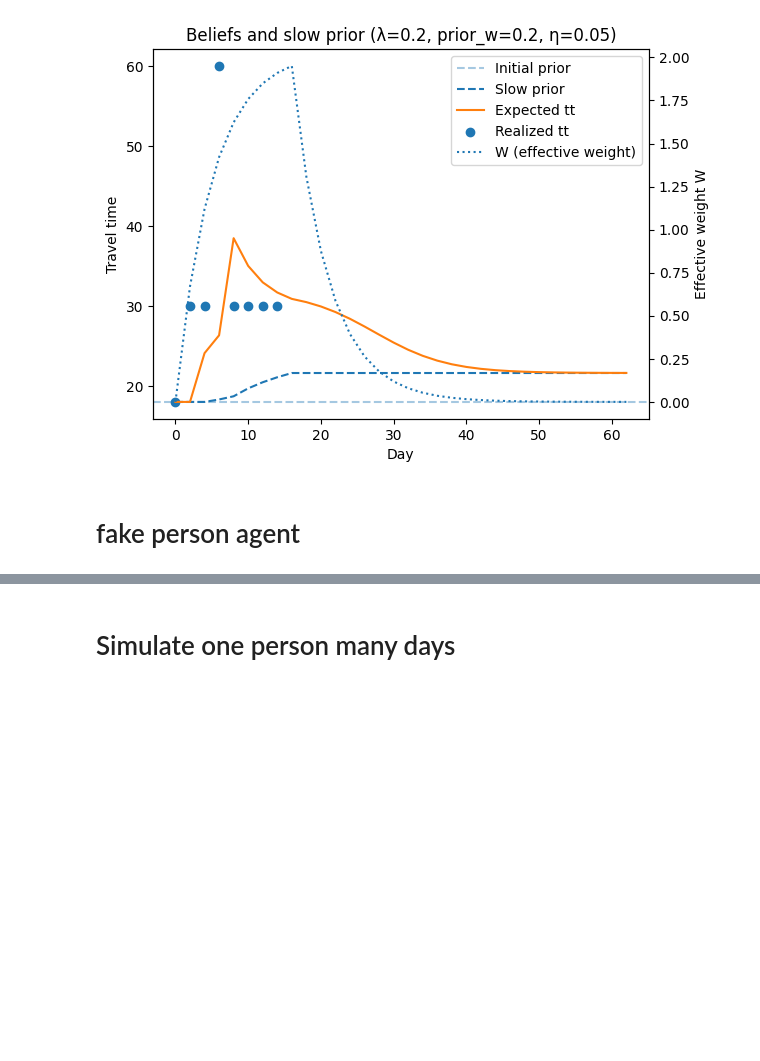
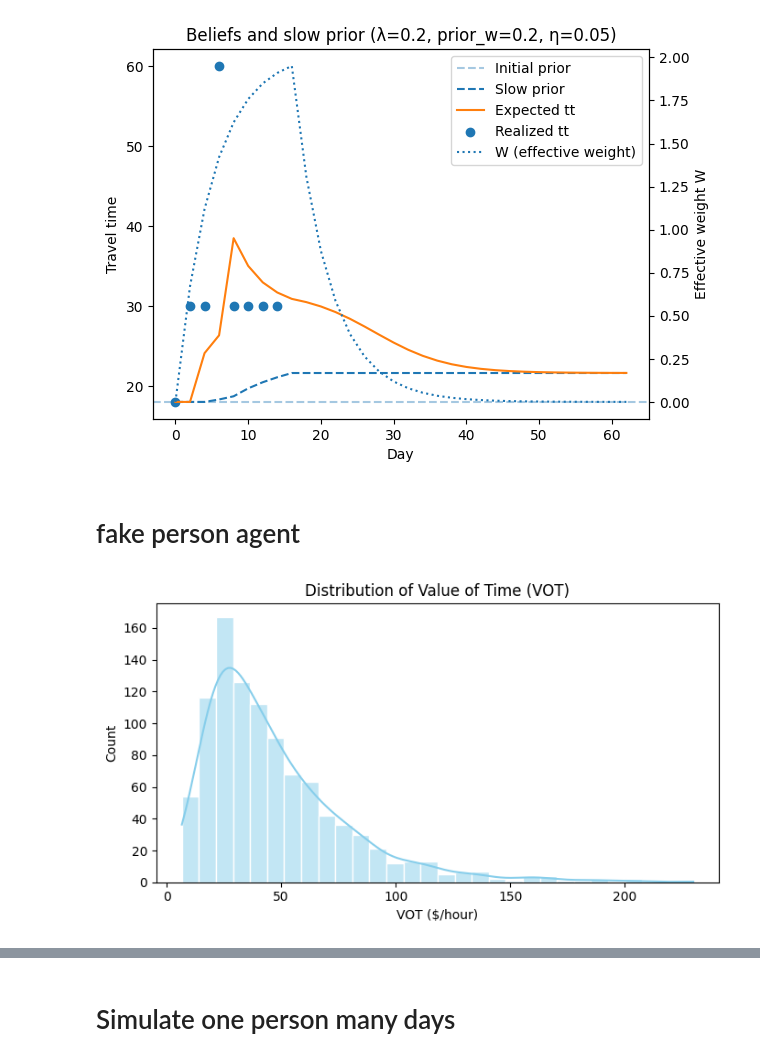
Before and after one commit to zander-holleran/mesa_lcc_model, a Jupyter notebook: notebooks/other_notebooks/belief_formation.ipynb, the cells around one changed output, grey strips where cells are left out. Drawn from its saved outputs; the diff is of its cells as text; code cells hidden in the pictures; blank space fills up the shorter version.

```diff
--- a/notebooks/other_notebooks/belief_formation.ipynb
+++ b/notebooks/other_notebooks/belief_formation.ipynb
@@ -243,3 +243,26 @@ plot_belief_trajectory(
 [figure]
 # %% [markdown]
 # fake person agent
+# %%
+import seaborn as sns
+# sample from the lognormal VOT distribution ($/hr)
+vot_samples = lognorm(s=0.64, scale=40).rvs(1000)
+
+plt.figure(figsize=(7, 4))
+
+sns.histplot(
+    vot_samples,
+    bins=30,
+    kde=True,
+    color="skyblue",
+    edgecolor="white"
+)
+
+plt.title("Distribution of Value of Time (VOT)")
+plt.xlabel("VOT ($/hour)")
+plt.ylabel("Count")
+
+plt.tight_layout()
+plt.show()
+# %% [output]
+[figure, added]
```
Also changed, not shown: parts of 1 cell of this notebook, 1 other file.
